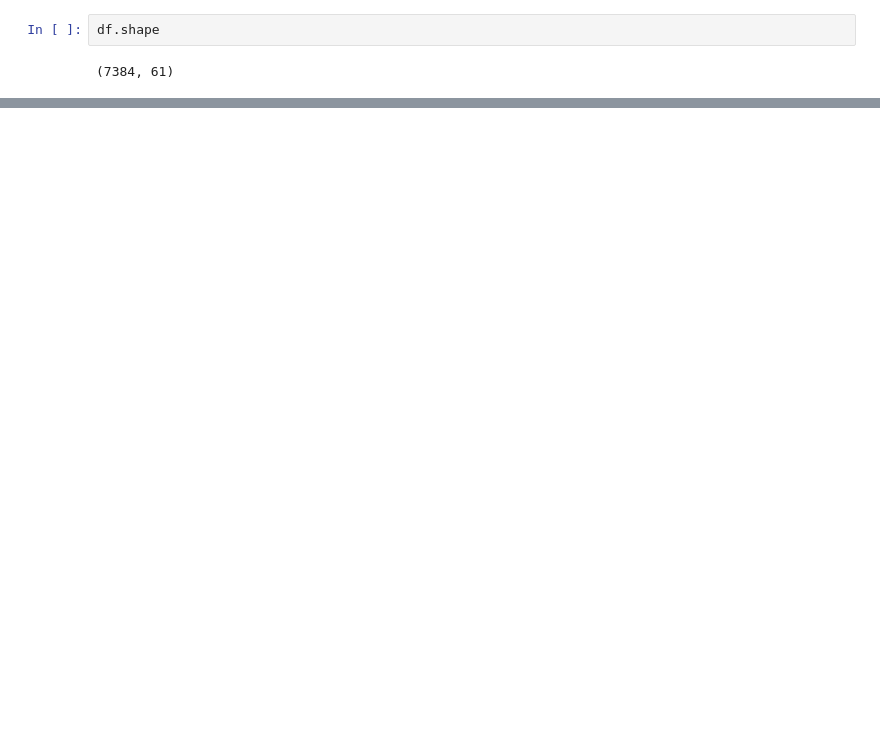
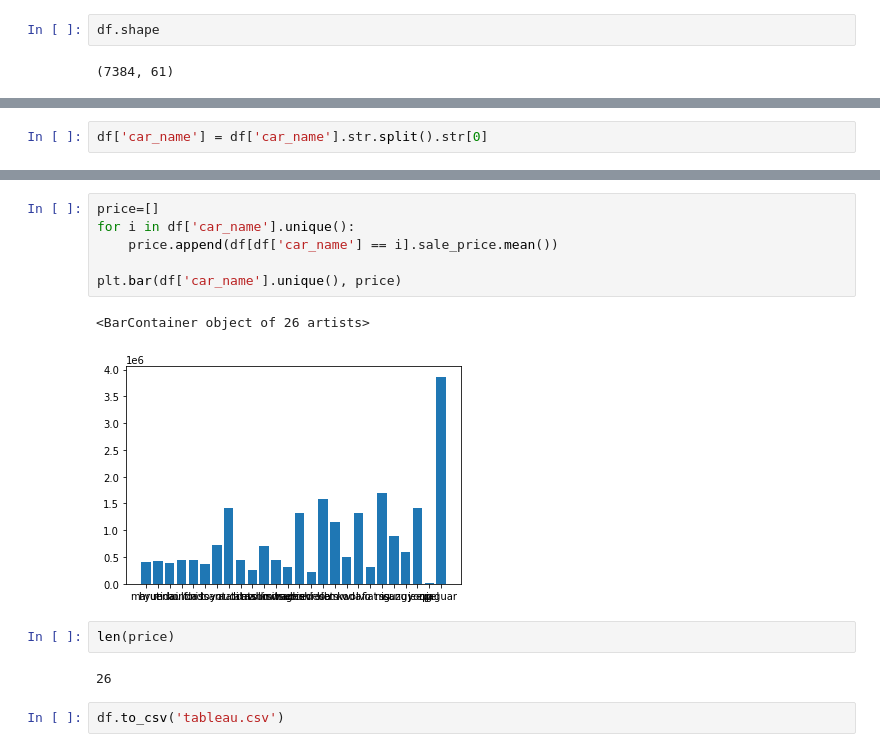
Before and after one commit to Manomay15/Used-Car-Price-Predictor, a Jupyter notebook: Exploration.ipynb, the cells around one changed output, grey strips where cells are left out. Cells and saved outputs as stored; diff of their text form; blank space fills up the shorter version.

```diff
--- a/Exploration.ipynb
+++ b/Exploration.ipynb
@@ -1491,0 +1502,2 @@ x_test
+# %%
+df['car_name'] = df['car_name'].str.split().str[0]
@@ -1491,0 +1513,15 @@ x_test
+# %%
+price=[]
+for i in df['car_name'].unique():
+    price.append(df[df['car_name'] == i].sale_price.mean())
+
+plt.bar(df['car_name'].unique(), price)
+# %% [output]
+<BarContainer object of 26 artists>
+[figure, added]
+# %%
+len(price)
+# %% [output]
+26
+# %%
+df.to_csv('tableau.csv')
```
Also changed, not shown: parts of 18 cells of this notebook, 1 other file.
